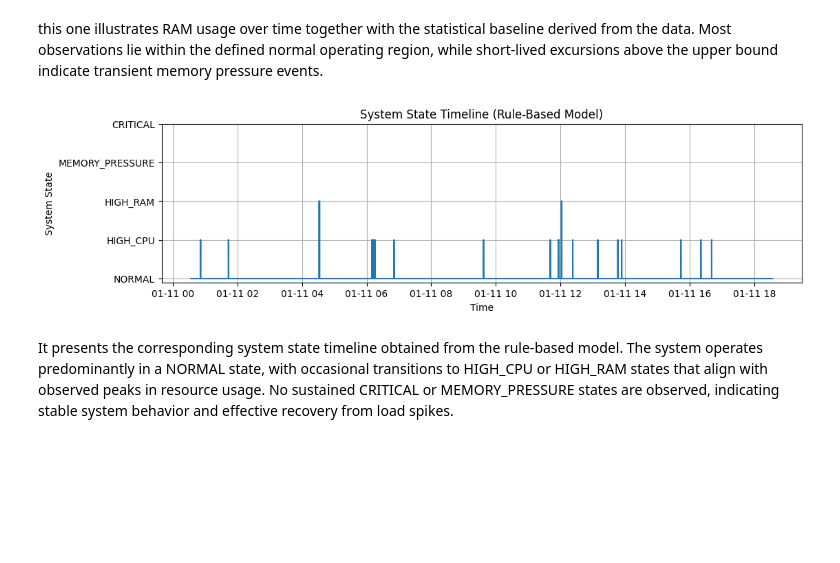
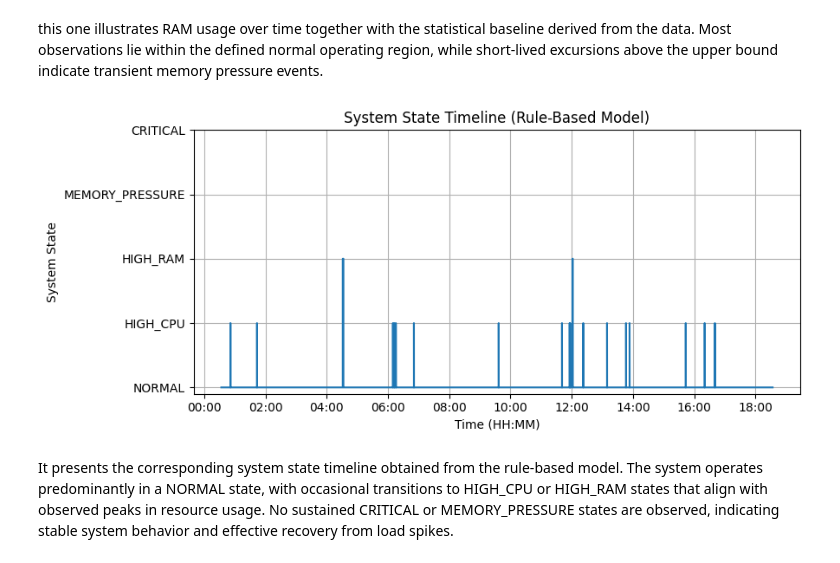
Before and after one commit to HaroldVaHe/DigitalTwin, a Jupyter notebook: Code/code.ipynb, the cells around one changed output. Saved outputs shown, nothing was run; the diff lists cells and outputs as text; code cells hidden in the pictures; blank space fills up the shorter version.

Commit message:
graphs ajusted

```diff
--- a/Code/code.ipynb
+++ b/Code/code.ipynb
@@ -34,7 +34,7 @@ plt.rcParams.update({"figure.figsize": (9, 4)})
 ## 2. Data Description
 # %%
 # === Load dataset ===
-CSV_PATH = "./Data/system_metrics_dataset.csv"
+CSV_PATH = "../Data/system_metrics_dataset.csv"
 
 if not os.path.exists(CSV_PATH):
     raise FileNotFoundError(f"CSV not found at '{CSV_PATH}'. Please place the file next to this notebook or update CSV_PATH.")
@@ -527,27 +527,32 @@ plt.show()
 this one illustrates RAM usage over time together with the statistical baseline derived from the data.
 Most observations lie within the defined normal operating region, while short-lived excursions above the upper bound indicate transient memory pressure events.
 # %%
-plt.figure(figsize=(12,3))
-
 state_to_int = {
     "NORMAL": 0,
     "HIGH_CPU": 1,
     "HIGH_RAM": 2,
     "MEMORY_PRESSURE": 3,
     "CRITICAL": 4
 }
 
 df["state_int"] = df["system_state"].map(state_to_int)
 
 plt.step(df.index, df["state_int"], where="post")
+
 plt.yticks(list(state_to_int.values()), list(state_to_int.keys()))
 plt.title("System State Timeline (Rule-Based Model)")
-plt.xlabel("Time")
+plt.xlabel("Time (HH:MM)")
 plt.ylabel("System State")
+
+# 🔹 FORMATO SOLO HORA
+ax = plt.gca()
+ax.xaxis.set_major_formatter(mdates.DateFormatter('%H:%M'))
+
 plt.grid(True)
+plt.tight_layout()
 plt.show()
 # %% [output]
-[figure, old version]
+[figure, new version]
 # %% [markdown]
 It presents the corresponding system state timeline obtained from the rule-based model.
 The system operates predominantly in a NORMAL state, with occasional transitions to HIGH_CPU or HIGH_RAM states that align with observed peaks in resource usage.
```
